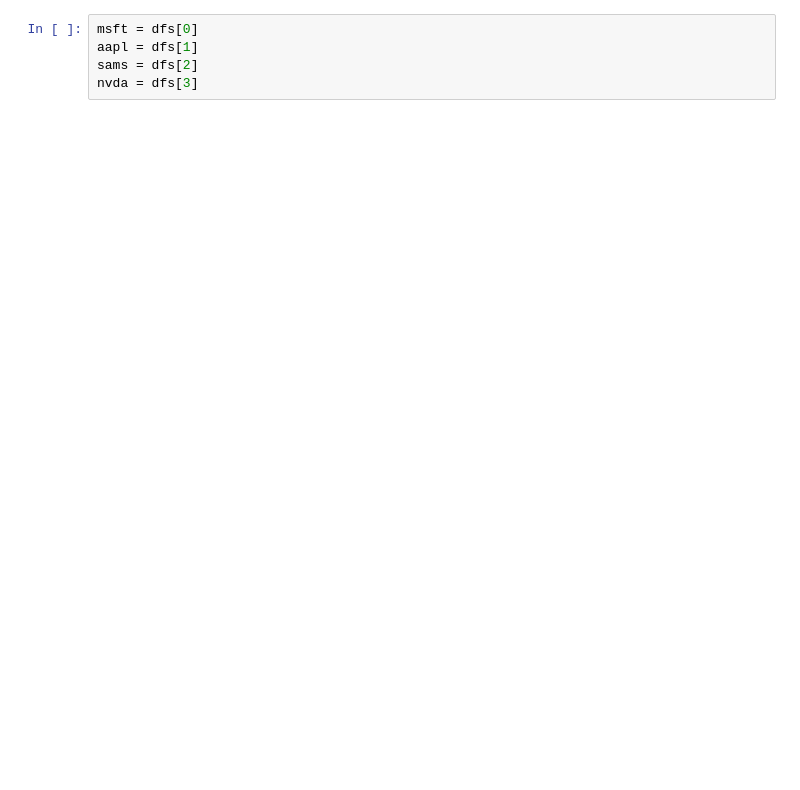
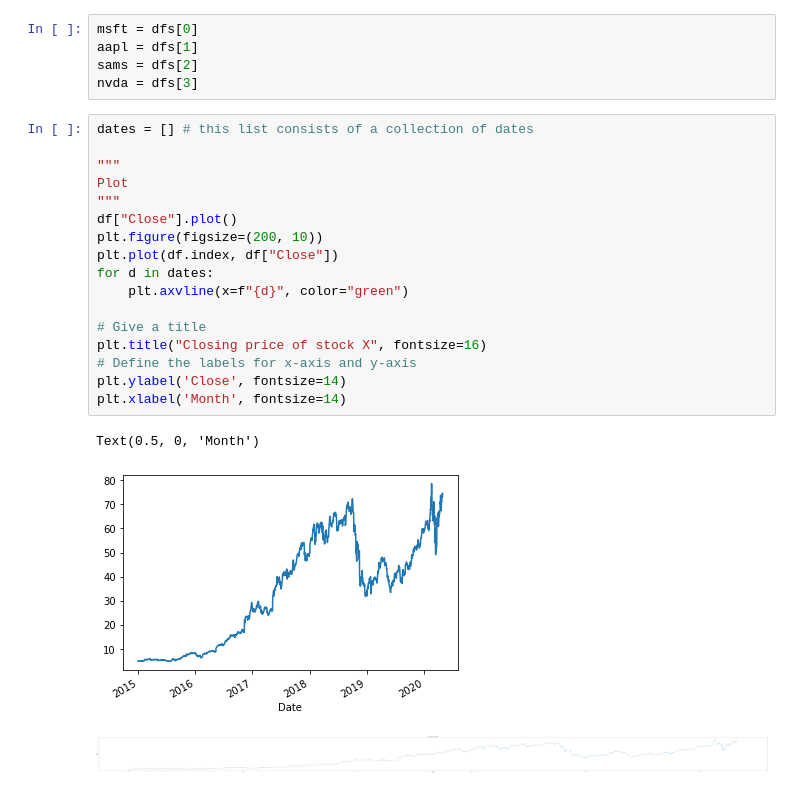
Before and after one commit to rasemanb/Tech-Stock-Analysis, a Jupyter notebook: Project_1/Project-1.ipynb, the cells around one changed output. Drawn from its saved outputs; the diff is of its cells as text; blank space fills up the shorter version.

Commit message:
Added Visualizations

```diff
--- a/Project_1/Project-1.ipynb
+++ b/Project_1/Project-1.ipynb
@@ -92,3 +113,24 @@ msft = dfs[0]
 aapl = dfs[1]
 sams = dfs[2]
 nvda = dfs[3]
+# %%
+dates = [] # this list consists of a collection of dates
+
+"""
+Plot
+"""
+df["Close"].plot()
+plt.figure(figsize=(200, 10))
+plt.plot(df.index, df["Close"])
+for d in dates:
+    plt.axvline(x=f"{d}", color="green")
+
+# Give a title
+plt.title("Closing price of stock X", fontsize=16)
+# Define the labels for x-axis and y-axis
+plt.ylabel('Close', fontsize=14)
+plt.xlabel('Month', fontsize=14)
+# %% [output]
+Text(0.5, 0, 'Month')
+[figure, added]
+[figure, added]
```
Also changed, not shown: parts of 7 cells of this notebook.
